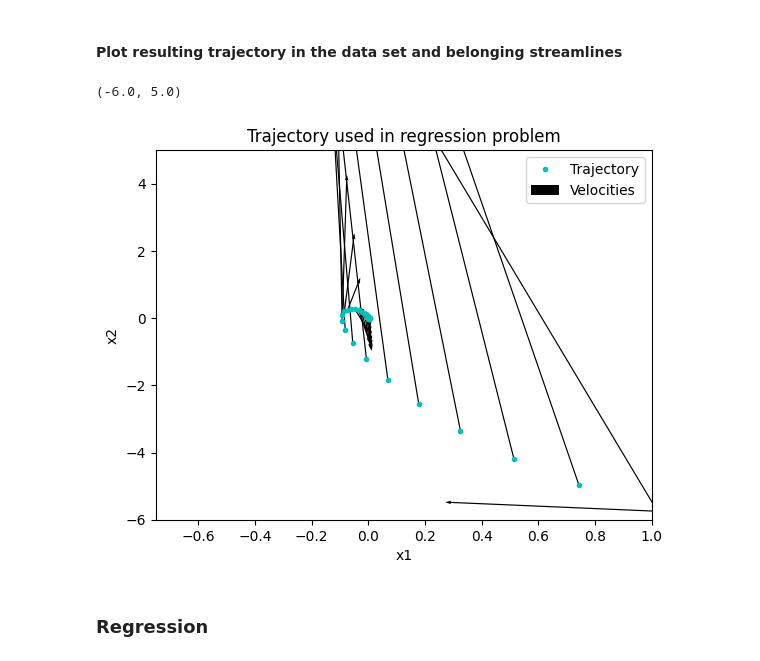
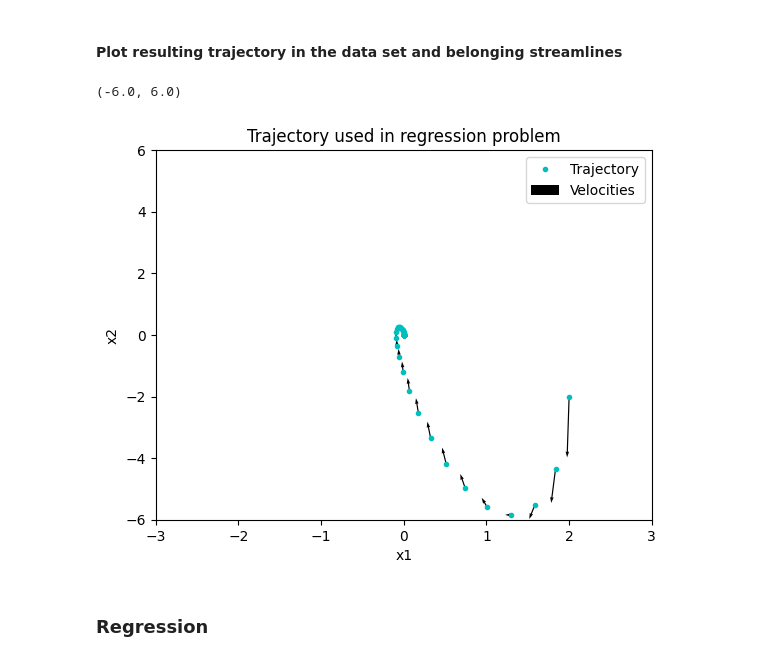
Before and after one commit to helenatp/prosjektoppgaveTPK4560, a Jupyter notebook: src/oscillator_with_rff.ipynb, the cells around one changed output. Cells and saved outputs as stored; diff of their text form; code cells hidden in the pictures.

```diff
--- a/src/oscillator_with_rff.ipynb
+++ b/src/oscillator_with_rff.ipynb
@@ -105,6 +105,9 @@ for i in range(0, number_of_timesteps - 1):
 # %%
 def damped_harmonic_oscillator(t, x):
     zeta = 0.7
-    w0 = 2*np.pi
+    w0 = 2*(np.pi)
     list = [x[1], -w0*(w0*x[0] + 2*zeta*x[1])]
     return np.array(list)
+
+y = damped_harmonic_oscillator(0, [2, -2])
+print(y)
@@ -127,6 +132,7 @@ for i in range(0, number_of_timesteps - 1):
     start_state = x[:, i]
 
     # Sample dynamics at current time step
+    y[:, i] = damped_harmonic_oscillator(time_series[i], start_state)
 
     # Propogate the state trajectory to next the time step using ODE-solver
     # solve_ivp is to replace the ode45 - solving odes
@@ -134,5 +140,5 @@ for i in range(0, number_of_timesteps - 1):
 
     x[:, i+1] = partial_trajectory[:, -1] + np.multiply(noise_sigma, np.array(randn(size_of_state)))
 
-for i in range(0, len(x[0])):
-    y[:, i] = damped_harmonic_oscillator(time_series[i], x[:, i])
+
+print(y)
@@ -153,10 +164,10 @@ lower_bound_x2 = -3
 upper_bound_x2 = 3
 """
 #For Damped Harmonic
-lower_bound_x1 = -0.75
-upper_bound_x1 = 1
+lower_bound_x1 = -3
+upper_bound_x1 = 3
 lower_bound_x2 = -6
-upper_bound_x2 = 5
+upper_bound_x2 = 6
 
 num_of_points = 11
 
@@ -260,17 +284,17 @@ dim_of_function = y_train.shape[0]
 # %%
 plt.style.use('default')
 plt.figure()
 plt.title('Trajectory used in regression problem')
 plt.plot(x_train[0,:], x_train[1,:],'.', linewidth=2, color='c')
-plt.quiver(x_train[0,:],x_train[1,:],y_train[0,:],y_train[1,:])
+plt.quiver(x_train[0,:],x_train[1,:],y_train[0,:],y_train[1,:], scale = 500)
 plt.xlabel('x1')
 plt.ylabel('x2')
 plt.legend(['Trajectory', 'Velocities'])
 plt.xlim([lower_bound_x1, upper_bound_x1])
 plt.ylim([lower_bound_x2, upper_bound_x2])
 # %% [output]
-(-6.0, 5.0)
+(-6.0, 6.0)
-[figure, old version]
+[figure, new version]
 # %% [markdown]
 ### Regression
 # %%
```
Also changed, not shown: parts of 5 cells of this notebook, 2 other files.
